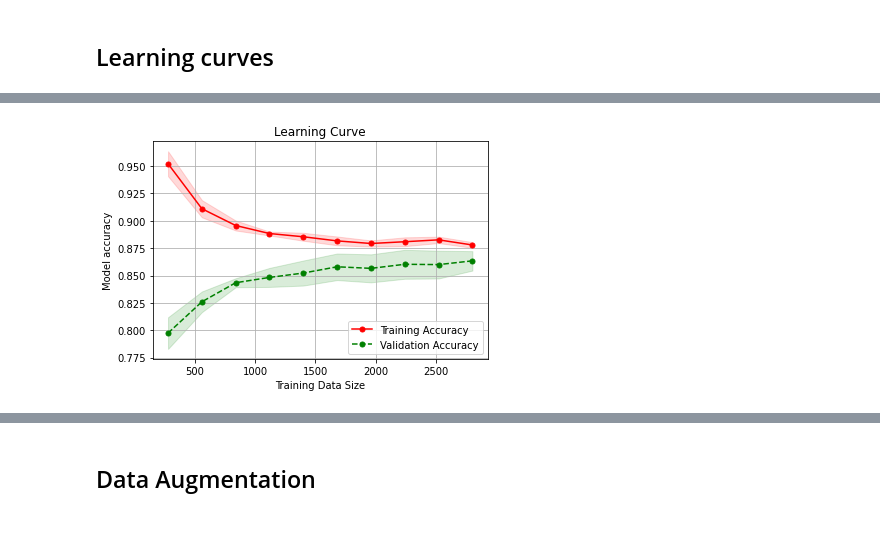
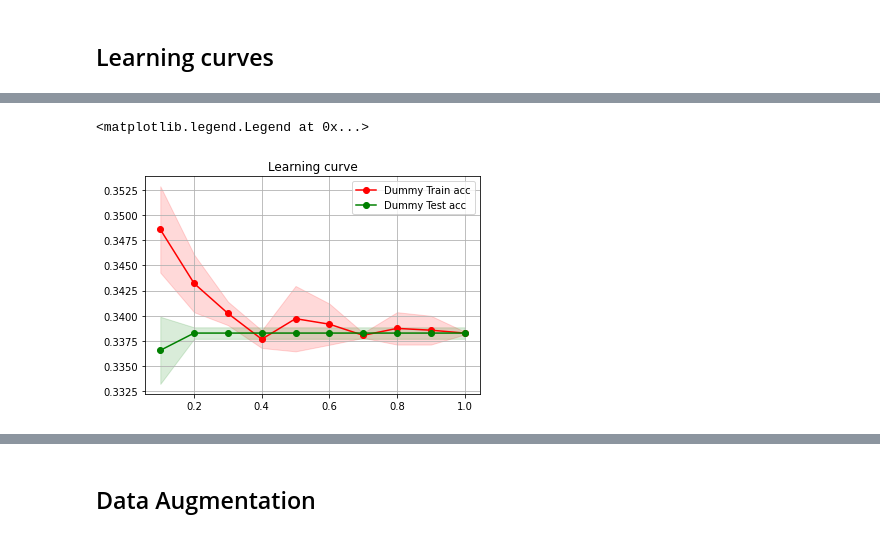
Before and after one commit to nickmancol/data-training, a Jupyter notebook: TrainingData.ipynb, the cells around one changed output, grey strips where cells are left out. Cells and saved outputs as stored; diff of their text form; code cells hidden in the pictures.

```diff
--- a/TrainingData.ipynb
+++ b/TrainingData.ipynb
@@ -44,5 +5,35 @@ train_plot(model)
-# %%
-model = LogisticRegression(random_state=42, max_iter=1000)
-train_plot(model)
-# %% [output]
-[figure, removed]
+# %%
+import numpy as np
+import matplotlib.pyplot as plt
+from sklearn.datasets import fetch_openml
+from sklearn.dummy import DummyClassifier
+from sklearn.model_selection import learning_curve
+from sklearn.linear_model import LogisticRegression
+from sklearn.model_selection import train_test_split
+
+%matplotlib inline
+rseed = 42
+train_sizes = np.linspace(0.1, 1.0, 10)
+#global data
+data, target = fetch_openml(data_id=60, return_X_y = True)
+#split global data, keep constat seed to get same results
+X_train, X_test, y_train, y_test = train_test_split(data, target, test_size=0.3, stratify=target, random_state=rseed)
+#train a dummy model
+dmodel = DummyClassifier(strategy='most_frequent')
+_, dtrain_scores, dtest_scores = learning_curve(estimator=dmodel, X=X_train, y=y_train, cv=5, train_sizes=train_sizes)
+#plots the meadian and sd of train+test
+fig, ax = plt.subplots(1)
+ax.plot(train_sizes, np.mean(dtrain_scores, axis=1), color='red', marker='o', label='Dummy Train acc')
+upper_std = np.mean(dtrain_scores, axis=1) + np.std(dtrain_scores, axis=1)
+lower_std = np.mean(dtrain_scores, axis=1) - np.std(dtrain_scores, axis=1)
+ax.fill_between(train_sizes, upper_std, lower_std, alpha=0.15, color='red')
+ax.plot(train_sizes, np.mean(dtest_scores, axis=1), color='green', marker='o', label='Dummy Test acc')
+upper_std = np.mean(dtest_scores, axis=1) + np.std(dtest_scores, axis=1)
+lower_std = np.mean(dtest_scores, axis=1) - np.std(dtest_scores, axis=1)
+ax.fill_between(train_sizes, upper_std, lower_std, alpha=0.15, color='green')
+ax.set_title('Learning curve')
+plt.grid()
+plt.legend()
+# %% [output]
+<matplotlib.legend.Legend at 0x...>
+[figure, added]
```
Also changed, not shown: parts of 6 cells of this notebook.
